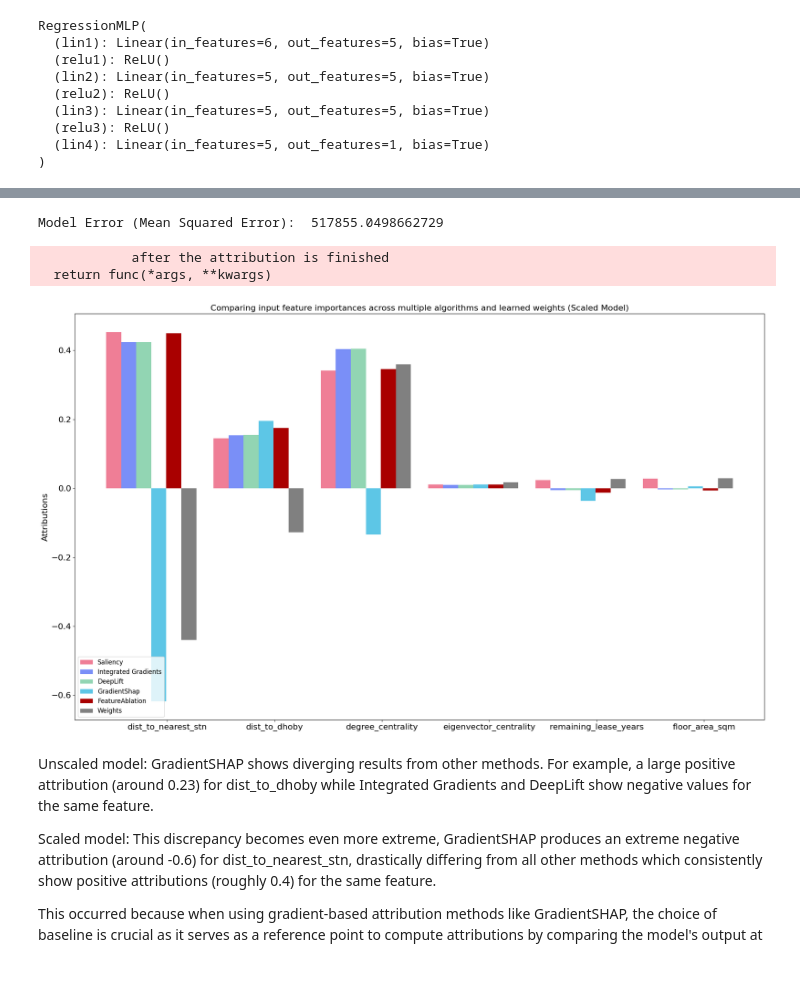
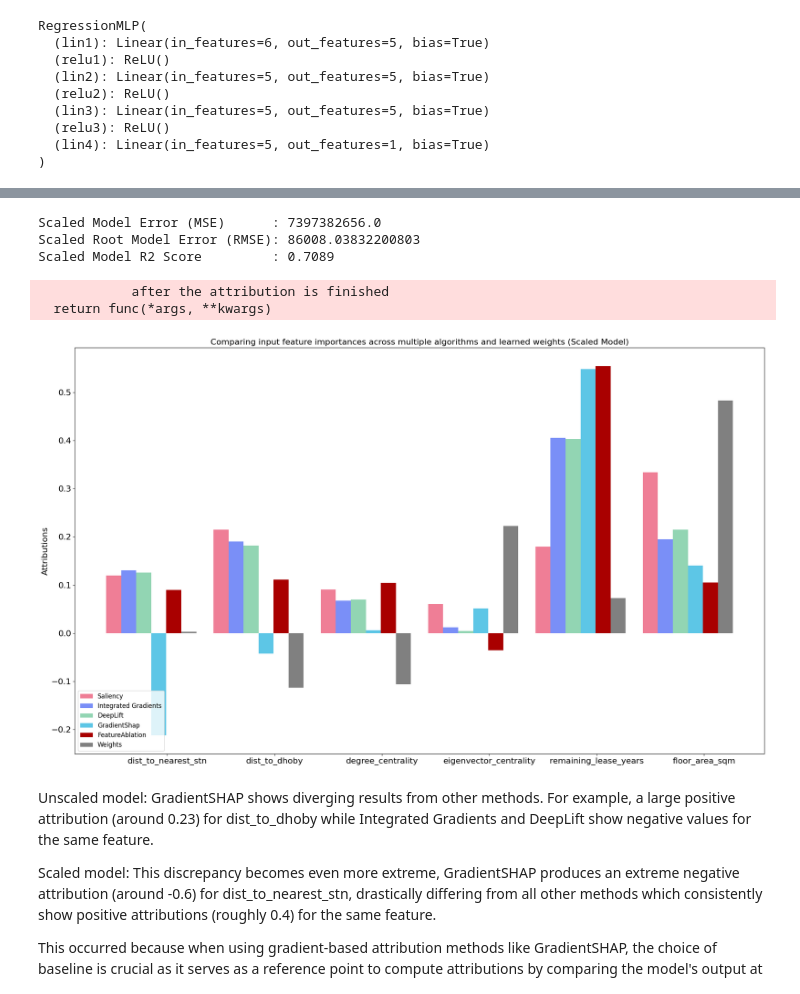
Before and after one commit to M450NCH00/SC4001-Neural-Network-Assignment, a Jupyter notebook: choo_zhenming_Part_B_3.ipynb, the cells around one changed output, grey strips where cells are left out. Saved outputs shown, nothing was run; the diff lists cells and outputs as text; code cells hidden in the pictures.

```diff
--- a/choo_zhenming_Part_B_3.ipynb
+++ b/choo_zhenming_Part_B_3.ipynb
@@ -186,5 +187,5 @@ def train(model, num_epochs = no_epochs):
         running_loss = 0.0
 # %%
 # Train the Model
-train(model, no_epochs)
+train(model, train_iter, no_epochs)
 # %% [output]
@@ -300,4 +312,19 @@ plot_attributions_graph(
 # %% [markdown]
 3.Train a separate model with the same configuration but now standardise the features via **StandardScaler** (fit to training set, then transform all). State your observations with respect to GradientShap and explain why it has occurred.
 (Hint: Many gradient-based approaches depend on a baseline, which is an important choice to be made. Check the default baseline settings carefully.)
+# %%
+# YOUR CODE HERE
+feature_scaler  = StandardScaler()
+target_scaler   = StandardScaler()
+
+X_train_scaled  = feature_scaler.fit_transform(X_train)
+X_test_scaled   = feature_scaler.transform(X_test)
+y_train_scaled  = target_scaler.fit_transform(y_train.values.reshape(-1, 1))
+
+X_train_tensor_scaled = torch.tensor(X_train_scaled, dtype = torch.float32)
+y_train_tensor_scaled = torch.tensor(y_train_scaled, dtype = torch.float32)
+X_test_tensor_scaled  = torch.tensor(X_test_scaled,  dtype = torch.float32)
+
+datasets_scaled   = torch.utils.data.TensorDataset(X_train_tensor_scaled, y_train_tensor_scaled)
+train_iter_scaled = torch.utils.data.DataLoader(datasets_scaled, batch_size = batch_size, shuffle = True)
 # %%
@@ -326,3 +344,3 @@ X_test_scaled_tensor = torch.tensor(X_test_scaled).float()
 # %%
-train(scaled_model, no_epochs)
+train(scaled_model, train_iter_scaled, no_epochs)
 # %% [output]
@@ -339,27 +357,41 @@ Epoch [181]/[200] running accumulative loss across all batches: 310502760424448.
-# %%
-# Evaluate Scaled Model
-scaled_model.eval()
-outputs_scaled = scaled_model(X_test_scaled_tensor)
-mse_scaled = np.sqrt(mean_squared_error(outputs_scaled.detach().numpy(), y_test_tensor.detach().numpy()))
-
-print('Model Error (Mean Squared Error): ', mse_scaled)
-# %% [output]
-Model Error (Mean Squared Error):  517855.0498662729
+# %%
+# Evaluate Scaled Model
+scaled_model.eval()
+with torch.no_grad():
+  outputs_scaled = scaled_model(X_test_tensor_scaled)
+
+# actual_scaled = y_test_tensor.detach().numpy()
+# predicted_scaled = outputs_scaled.detach().numpy()
+
+predicted_unscaled = target_scaler.inverse_transform(outputs_scaled.numpy())
+actual_unscaled    = y_test_tensor.numpy()
+
+mse_scaled = mean_squared_error(actual_unscaled, predicted_unscaled)
+rmse_scaled = np.sqrt(mse_scaled)
+r2_scaled  = r2_score(actual_unscaled, predicted_unscaled)
+
+print(f"Scaled Model Error (MSE)      : {mse_scaled}")
+print(f"Scaled Root Model Error (RMSE): {rmse_scaled}")
+print(f"Scaled Model R2 Score         : {r2_scaled:.4f}")
+# %% [output]
+Scaled Model Error (MSE)      : 7397382656.0
+Scaled Root Model Error (RMSE): 86008.03832200803
+Scaled Model R2 Score         : 0.7089
 # %%
 # Calculate Attributions
-scaled_attributions = calculate_attr(scaled_model, X_train_scaled_tensor, X_test_scaled_tensor)
+scaled_attributions = calculate_attr(scaled_model, X_train_tensor_scaled, X_test_tensor_scaled)
 # %% [output]
             after the attribution is finished
   return func(*args, **kwargs)
 # %%
 plot_attributions_graph(
     scaled_model,
     scaled_attributions,
-    X_test_scaled_tensor,
+    X_test_tensor_scaled,
     'Comparing input feature importances across multiple algorithms and learned weights (Scaled Model)'
 )
 # %% [output]
-[figure, old version]
+[figure, new version]
 # %% [markdown]
 Unscaled model:
 GradientSHAP shows diverging results from other methods. For example, a large positive attribution (around 0.23) for dist_to_dhoby while Integrated Gradients and DeepLift show negative values for the same feature.
```
Also changed, not shown: parts of 10 cells of this notebook.
